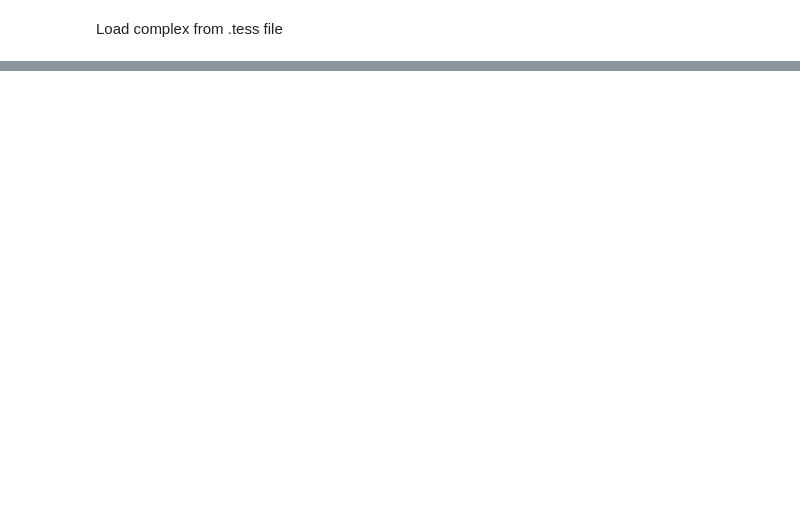
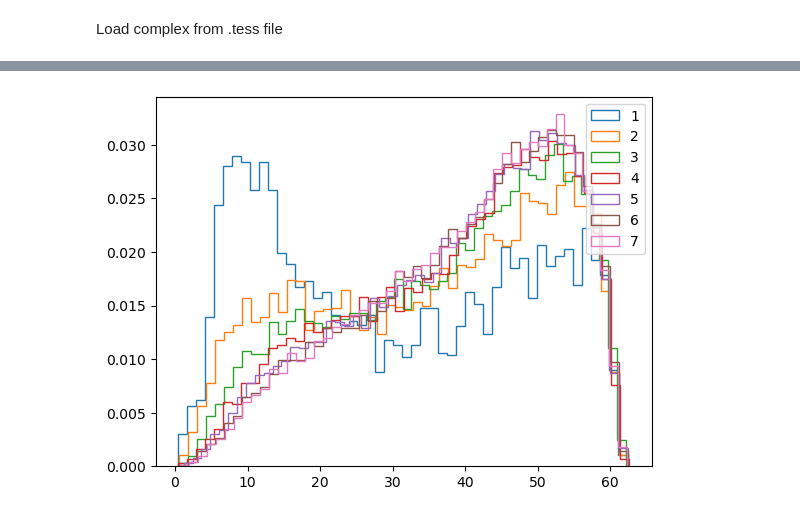
Before and after one commit to PRISBteam/Voronoi_PCC_Analyser, a Jupyter notebook: Disorientations.ipynb, the cells around one changed output, grey strips where cells are left out. Drawn from its saved outputs; the diff is of its cells as text; code cells hidden in the pictures; blank space fills up the shorter version.

```diff
--- a/Disorientations.ipynb
+++ b/Disorientations.ipynb
@@ -5,7 +9,8 @@ from matgen import base
 # %% [markdown]
 Load complex from .tess file
 # %%
-filename = 'tests/n8-id1/n8-id1.tess'
-c = base.CellComplex.from_tess_file(filename, with_measures=True, with_theta=True, lower_thrd=170, upper_thrd=None)
+filename = 'tests/test_data/pass1_model_2d.txt'
+theta_file = 'tests/test_data/pass_1_misorientation.txt'
+c = base.CellComplex.from_tess_file(filename, with_measures=False, with_theta=True, theta_file=theta_file, lower_thrd=None, upper_thrd=None)
 print(c)
 # %% [output]
@@ -248,0 +28,6 @@ for f in c.faces:
+# %%
+angles = []
+st = time.time()
+for i in range(1, c.n_max_order + 1):
+    angles.append(c.get_neighbor_dis_angles(i))
+    print(i, len(angles[i - 1]), round(time.time() - st, 2), 's')
@@ -248,0 +42,7 @@ for f in c.faces:
+# %%
+for i in range(len(angles)):
+    plt.hist(angles[i], bins=50, density=True, histtype='step', label=str(i+1))
+plt.legend()
+plt.show()
+# %% [output]
+[figure, added]
```
Also changed, not shown: parts of 35 cells of this notebook.
